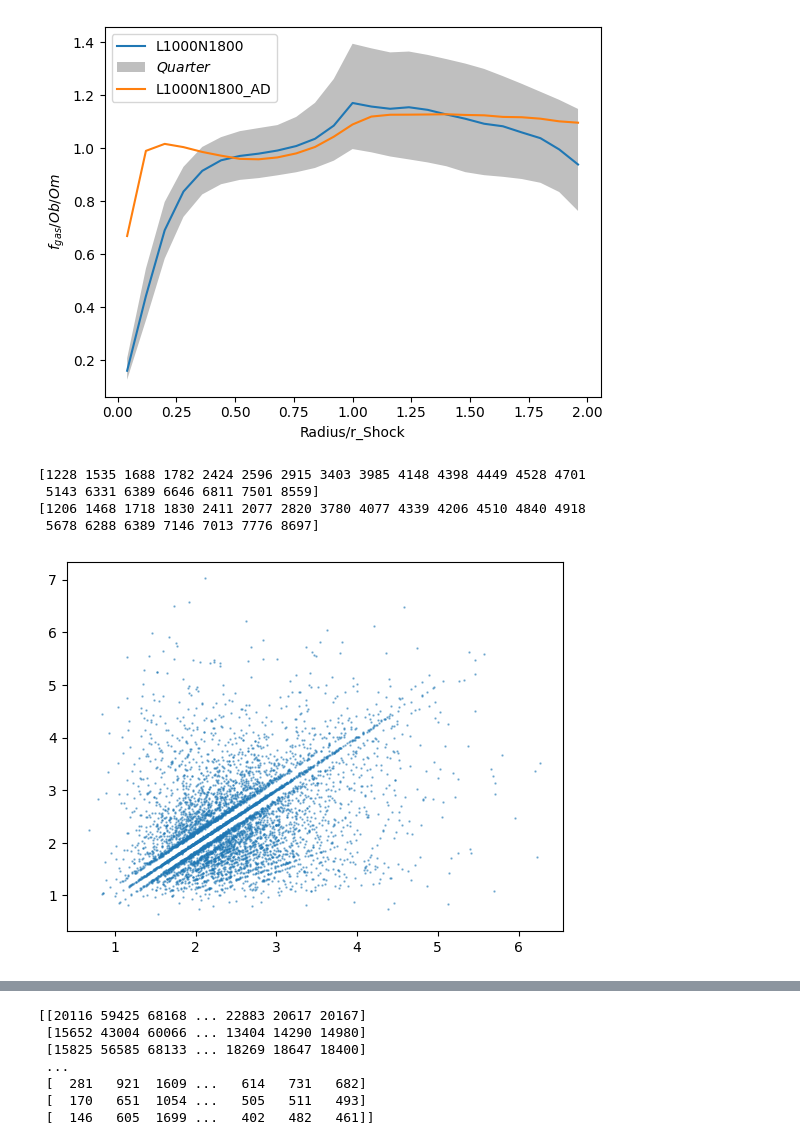
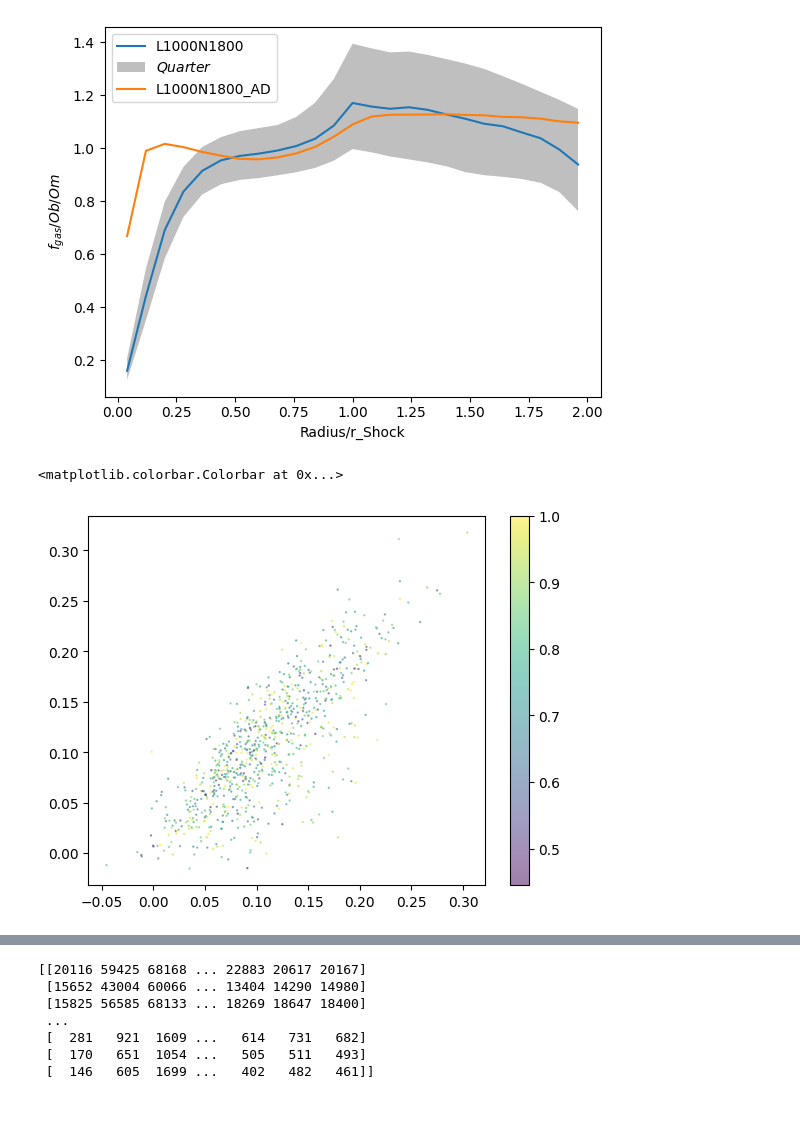
Before and after one commit to yjqqyjq/code, a Jupyter notebook: kdtree.ipynb, the cells around one changed output, grey strips where cells are left out. Drawn from its saved outputs; the diff is of its cells as text; code cells hidden in the pictures; blank space fills up the shorter version.

```diff
--- a/kdtree.ipynb
+++ b/kdtree.ipynb
@@ -5,6 +5,7 @@ import matplotlib.pyplot as plt
 from tqdm import tqdm
 f=h5py.File("/Users/24756376/data/Flamingo/L1000N1800/halos_ranked.hdf5", 'r')
 r200=np.array(f['r200'])
+last_AGN=np.array(f["last_AGN"])
 #r100=np.array(f['r100'])
 r50=np.array(f['r50'])
 id=np.array(f['id'])
@@ -245,27 +246,33 @@ print(len(np.argwhere(hgas_ad_sr[:,19]==0)))
 0
 [figure]
 # %%
+f=h5py.File("/Users/24756376/data/Flamingo/L1000N1800/S_compare.hdf5",'r')
+S_50=np.array(f["S_50"])
+
+f.close()
+f=h5py.File("/Users/24756376/data/Flamingo/L1000N1800_NoCool/S_compare.hdf5",'r')
+S_50_ad=np.array(f["S_50"])
+
+f.close()
 f=h5py.File("/Users/24756376/data/Flamingo/L1000N1800/same_halos.hdf5",'r')
 same_id=np.array(f["ids"])
 f.close()
 f=h5py.File("/Users/24756376/data/Flamingo/L1000N1800_NoCool/same_halos.hdf5",'r')
 same_id_ad=np.array(f["ids"])
 f.close()
 fig=plt.figure()
 ax=fig.add_subplot(111)
-ax.scatter((Rs)[same_id],(Rs_ad)[same_id_ad],s=0.5,alpha=0.5
+s=ax.scatter((S_50)[same_id][last_AGN[same_id]!=0],(S_50_ad)[same_id_ad][last_AGN[same_id]!=0],s=0.5,alpha=0.5,c=last_AGN[same_id][last_AGN[same_id]!=0]
         )
+plt.colorbar(s)
 #ax.hist(Rs_ad/r50_ad,bins=30,alpha=0.5,label='L1000N1800_AD'
 #       )
-print(same_id[(Rs)[same_id]-(Rs_ad)[same_id_ad]>3])
-print(same_id_ad[(Rs)[same_id]-(Rs_ad)[same_id_ad]>3])
+#print(same_id[(Rs)[same_id]-(Rs_ad)[same_id_ad]>3])
+#print(same_id_ad[(Rs)[same_id]-(Rs_ad)[same_id_ad]>3])
 #ax.plot(np.linspace(1,6,10),np.linspace(1,6,10),linestyle='dashed',color='k')
 # %% [output]
-[1228 1535 1688 1782 2424 2596 2915 3403 3985 4148 4398 4449 4528 4701
- 5143 6331 6389 6646 6811 7501 8559]
-[1206 1468 1718 1830 2411 2077 2820 3780 4077 4339 4206 4510 4840 4918
- 5678 6288 6389 7146 7013 7776 8697]
+<matplotlib.colorbar.Colorbar at 0x...>
-[figure, old version]
+[figure, new version]
 # %%
 fig=plt.figure()
 ax=fig.add_subplot(111)
```
Also changed, not shown: parts of 1 cell of this notebook, 19 other files.
